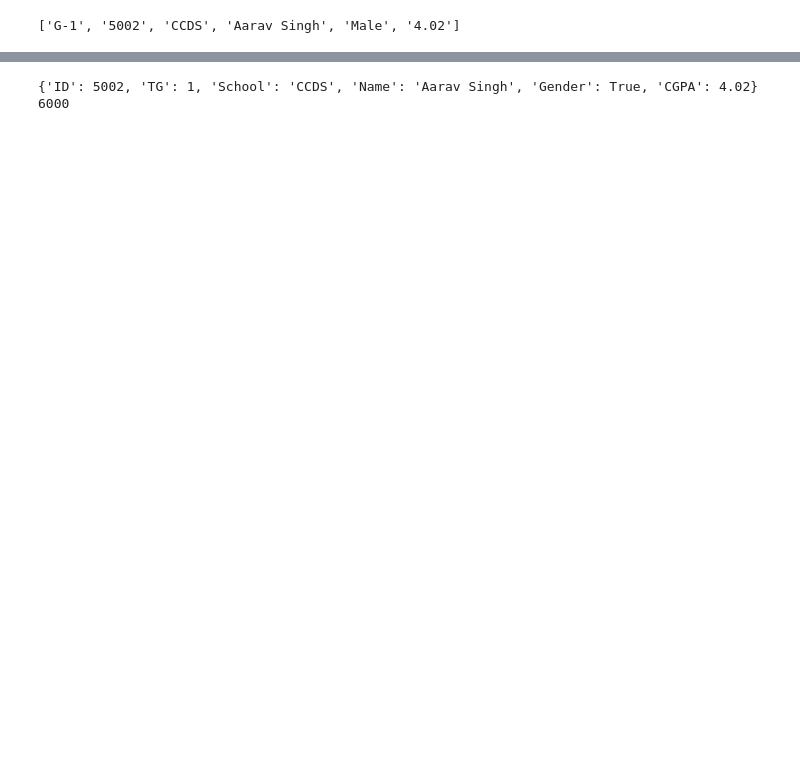
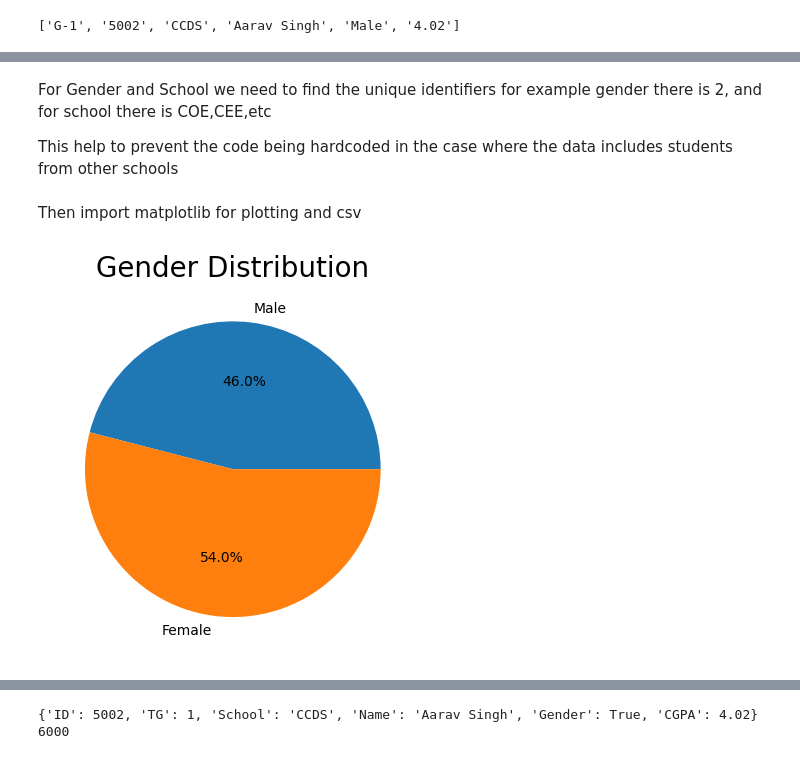
Before and after one commit to Eugene488/SC1003_MiniProj, a Jupyter notebook: Main.ipynb, the cells around one changed output, grey strips where cells are left out. Saved outputs shown, nothing was run; the diff lists cells and outputs as text; code cells hidden in the pictures; blank space fills up the shorter version.

Commit message:
Added plots to main code w explainations

```diff
--- a/Main.ipynb
+++ b/Main.ipynb
@@ -43,0 +45,20 @@ print(fileData[0])
+# %%
+stu_cnt = 0
+
+list_of_school = []
+list_of_gender = []
+list_of_CGPA = []
+
+for student_data in fileData:
+    print(student_data)
+    cnt = 0
+    for cat in student_data:
+        # append each label to a list in order
+        if cnt == 2:
+            list_of_school.append(cat)
+        elif cnt == 4:
+            list_of_gender.append(cat)
+        elif cnt == 5:
+            list_of_CGPA.append(cat)
+        cnt += 1
+    stu_cnt += 1
@@ -43,0 +83,27 @@ print(fileData[0])
+# %% [markdown]
+For Gender and School we need to find the unique identifiers for example gender there is 2, and for school there is COE,CEE,etc
+
+This help to prevent the code being hardcoded in the case where the data includes students from other schools
+# %%
+unq_school = set(list_of_school)
+unq_gender = set(list_of_gender)
+
+def data_prep_for_plotting(unq_data, data_to_count):
+    unq_data_list = list(unq_data)
+    total = 0
+    data_count = []
+    for string in unq_data_list:
+        count = data_to_count.count(string)
+        data_count.append(count)
+        total += count
+        #print(f"{string}: {count}")
+    return data_count
+
+gender_count = data_prep_for_plotting(unq_gender,list_of_gender)
+school_count = data_prep_for_plotting(unq_school, list_of_school)
+
+# print(gender_count)
+# print(unq_school)
+# print(school_count)
+# %% [markdown]
+Then import matplotlib for plotting and csv
@@ -43,0 +112,6 @@ print(fileData[0])
+# %%
+plt.pie(gender_count, labels=list(unq_gender), autopct='%1.1f%%')
+plt.title("Gender Distribution", fontsize=20)
+plt.show()
+# %% [output]
+[figure, added]
```
Also changed, not shown: parts of 52 cells of this notebook.
